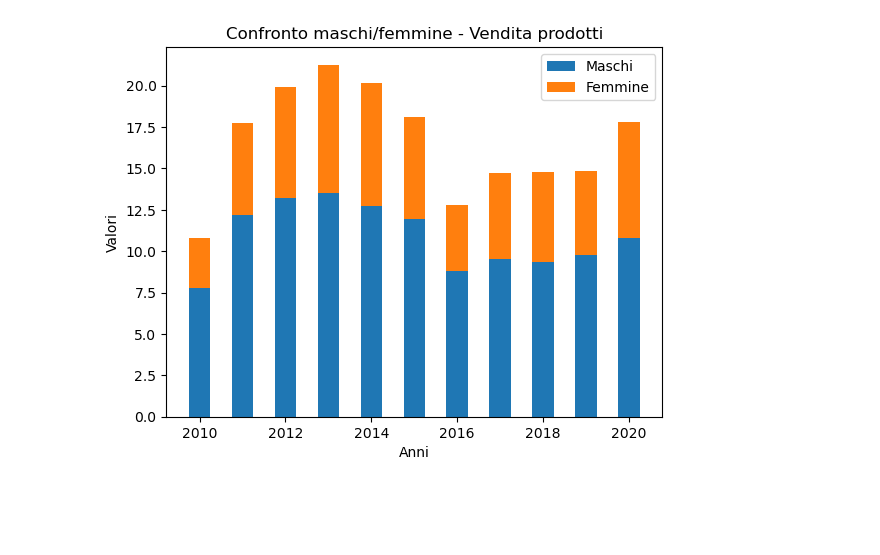
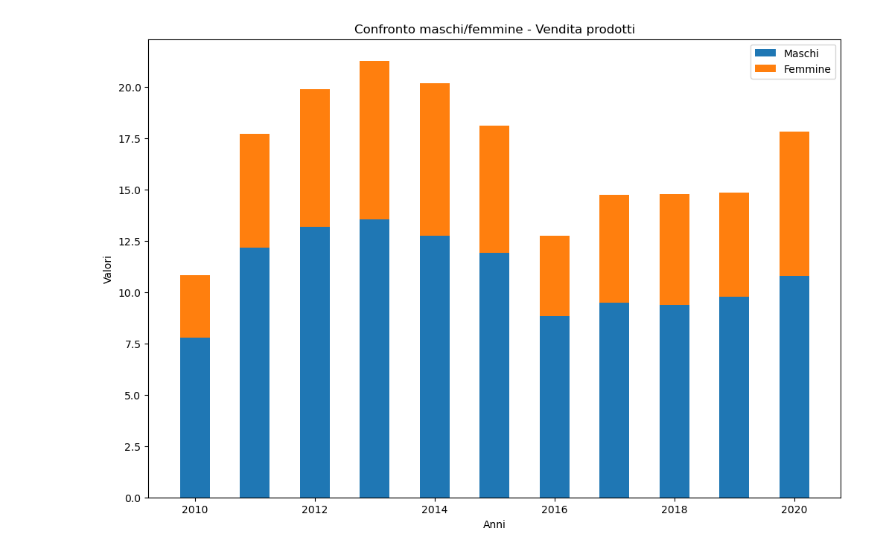
Before and after one commit to mattia01017/EsameSciVis, a Jupyter notebook: Vendere Merci.ipynb, the cells around one changed output. Cells and saved outputs as stored; diff of their text form; code cells hidden in the pictures; blank space fills up the shorter version.

```diff
--- a/Vendere Merci.ipynb
+++ b/Vendere Merci.ipynb
@@ -12,19 +12,21 @@ dataSetm = dataSetm[dataSetm['TIME']==2020]
 # %%
 labels = [2010, 2011, 2012, 2013, 2014, 2015, 2016, 2017, 2018, 2019, 2020]
 valoriMaschi = [7.775000000000001, 12.183333333333332, 13.19166666666667, 13.541666666666666, 12.741666666666665, 11.924999999999999, 8.825000000000001, 9.5, 9.375, 9.791666666666666, 10.808333333333335]
 valoriFemmine = [3.0500000000000007, 5.541666666666667, 6.716666666666666, 7.725000000000001, 7.4333333333333345, 6.2, 3.9416666666666664, 5.249999999999999, 5.391666666666667, 5.05, 6.999999999999999]
 width = 0.5      # the width of the bars: can also be len(x) sequence
 
 fig, ax = plt.subplots()
+fig.set_figheight(8)
+fig.set_figwidth(12)
 
 ax.bar(labels, valoriMaschi, width, label='Maschi')
 ax.bar(labels, valoriFemmine, width, bottom=valoriMaschi, label='Femmine')
 
 ax.set_xlabel('Anni')
 ax.set_ylabel('Valori')
 ax.set_title('Confronto maschi/femmine - Vendita prodotti')
 ax.legend()
 
 plt.show()
 # %% [output]
-[figure, old version]
+[figure, new version]
```
Also changed, not shown: parts of 2 cells of this notebook.
